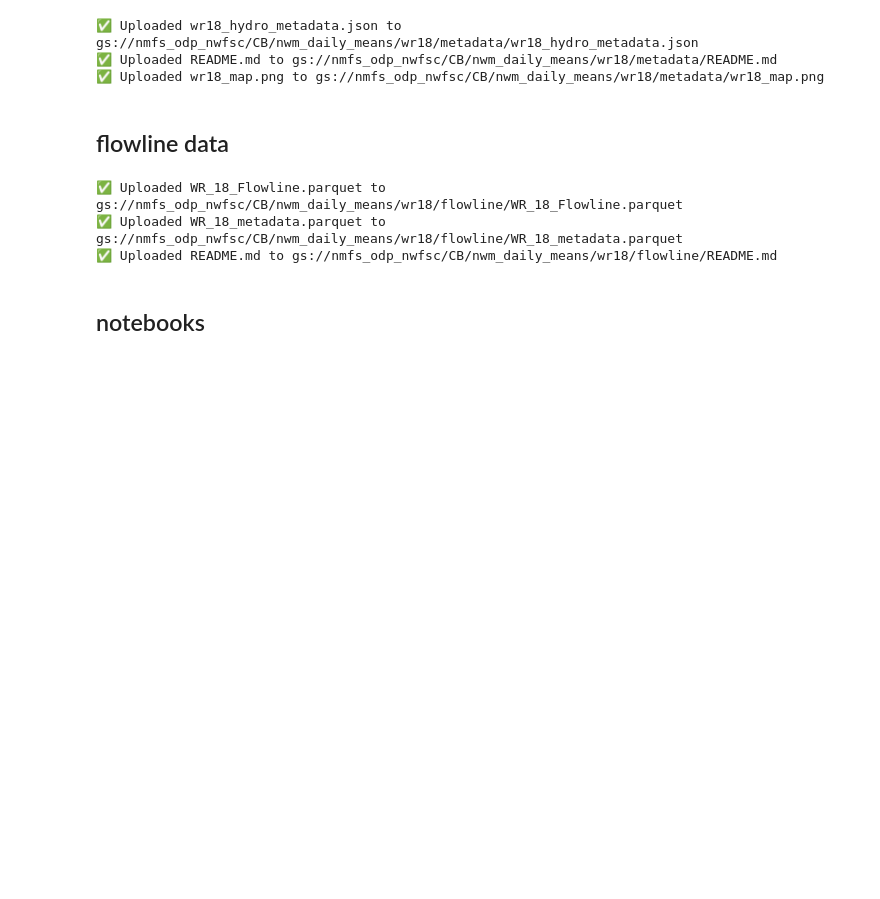
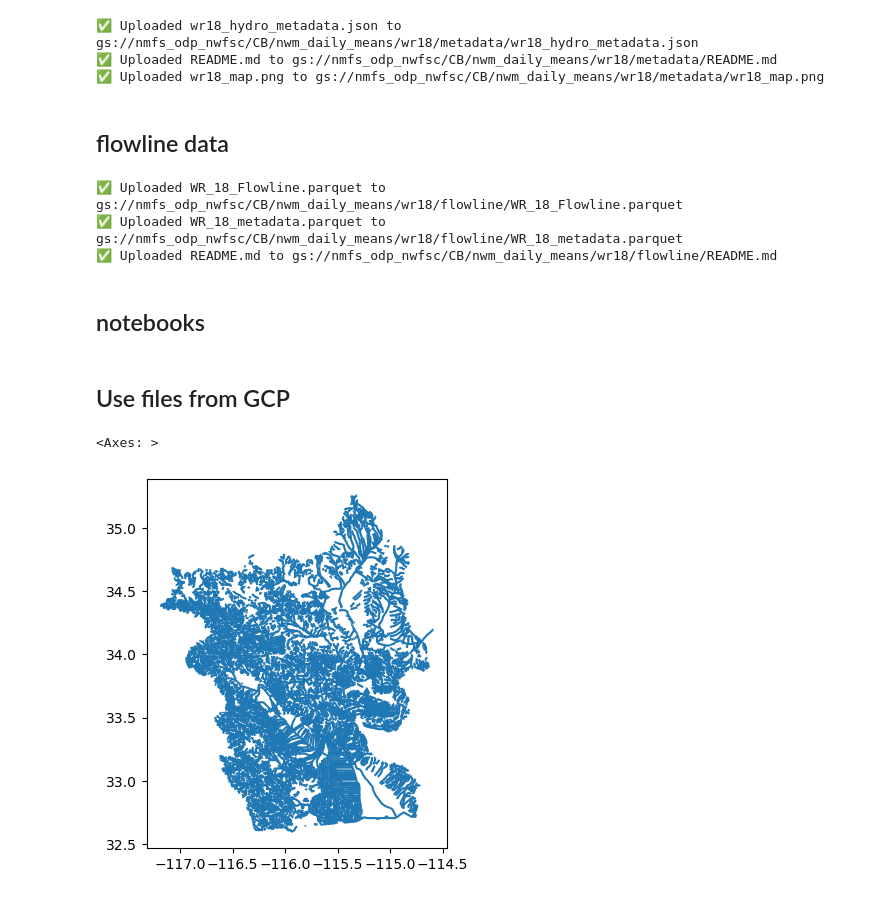
Before and after one commit to noaa-nwfsc/Streamflow-Means-NWM, a Jupyter notebook: notebooks/package_structure.ipynb, the cells around one changed output. Cells and saved outputs as stored; diff of their text form; code cells hidden in the pictures; blank space fills up the shorter version.

```diff
--- a/notebooks/package_structure.ipynb
+++ b/notebooks/package_structure.ipynb
@@ -86,3 +86,17 @@ for file_path in data_dir.glob("*"):
         blob = bucket.blob(blob_path)
         blob.upload_from_filename(str(file_path))
         print(f"✅ Uploaded {file_path.name} to gs://{bucket_name}/{blob_path}")
+# %% [markdown]
+## Use files from GCP
+# %%
+import urllib.request
+import geopandas as gpd
+url = "https://storage.googleapis.com/nmfs_odp_nwfsc/CB/nwm_daily_means/wr18/flowline/WR_18_Flowline.parquet"
+local_path = "WR_18_Flowline.parquet"
+urllib.request.urlretrieve(url, local_path)
+gdf = gpd.read_parquet("WR_18_Flowline.parquet")
+gdf = gdf[gdf["HUC4"] == "1810"]  # optional filter
+gdf.plot()
+# %% [output]
+<Axes: >
+[figure, added]
```
Also changed, not shown: parts of 1 cell of this notebook, 1 other file.
